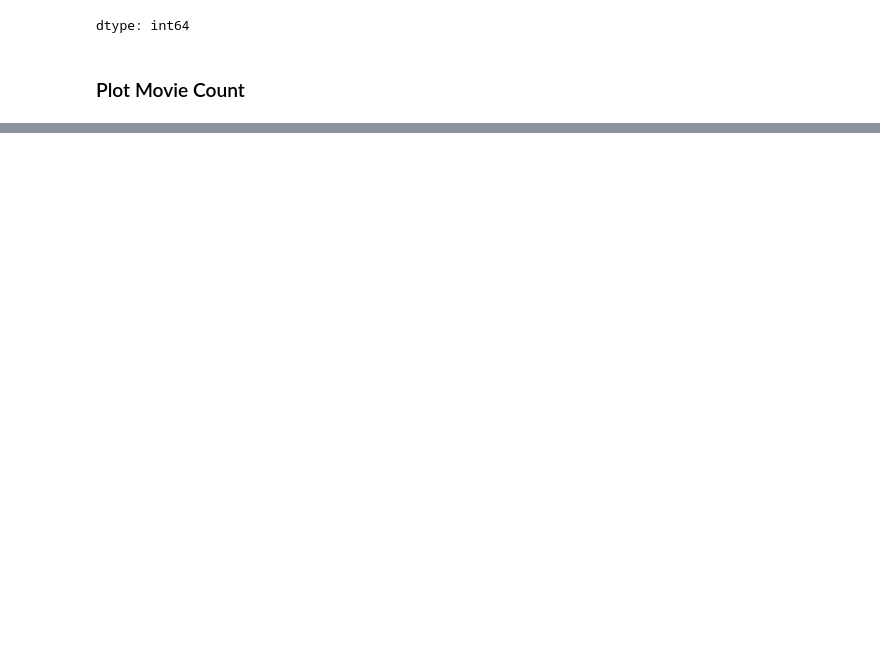
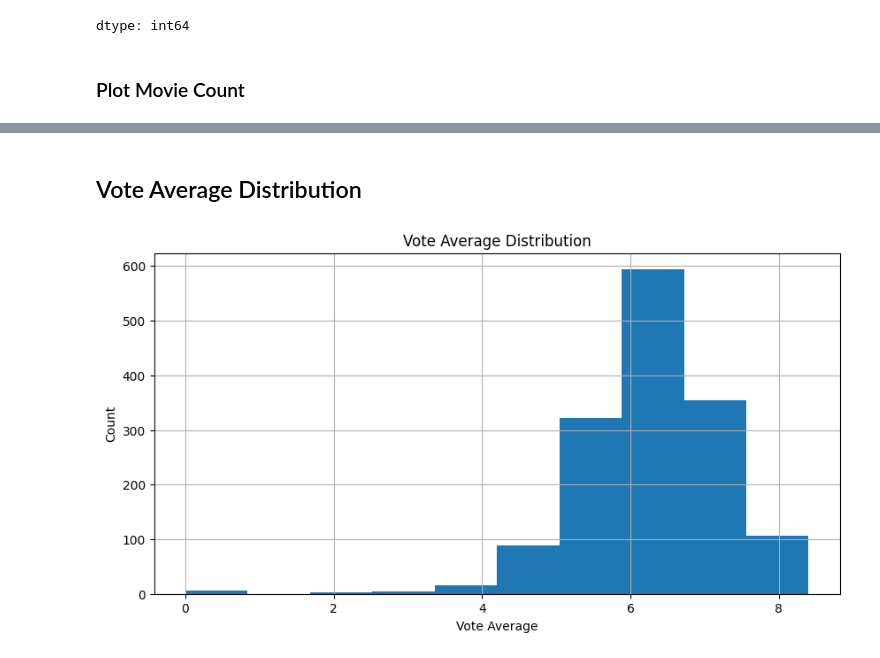
Before and after one commit to Venkatamalini/netflix-recommendation-system, a Jupyter notebook: notebooks/eda.ipynb, the cells around one changed output, grey strips where cells are left out. Saved outputs shown, nothing was run; the diff lists cells and outputs as text; code cells hidden in the pictures; blank space fills up the shorter version.

```diff
--- a/notebooks/eda.ipynb
+++ b/notebooks/eda.ipynb
@@ -130,0 +139,11 @@ plt.show()
+# %% [markdown]
+## Vote Average Distribution
+# %%
+plt.figure(figsize=(10,5))
+movies['vote_average'].hist()
+plt.title("Vote Average Distribution")
+plt.xlabel("Vote Average")
+plt.ylabel("Count")
+plt.show()
+# %% [output]
+[figure, added]
```
Also changed, not shown: parts of 13 cells of this notebook.
